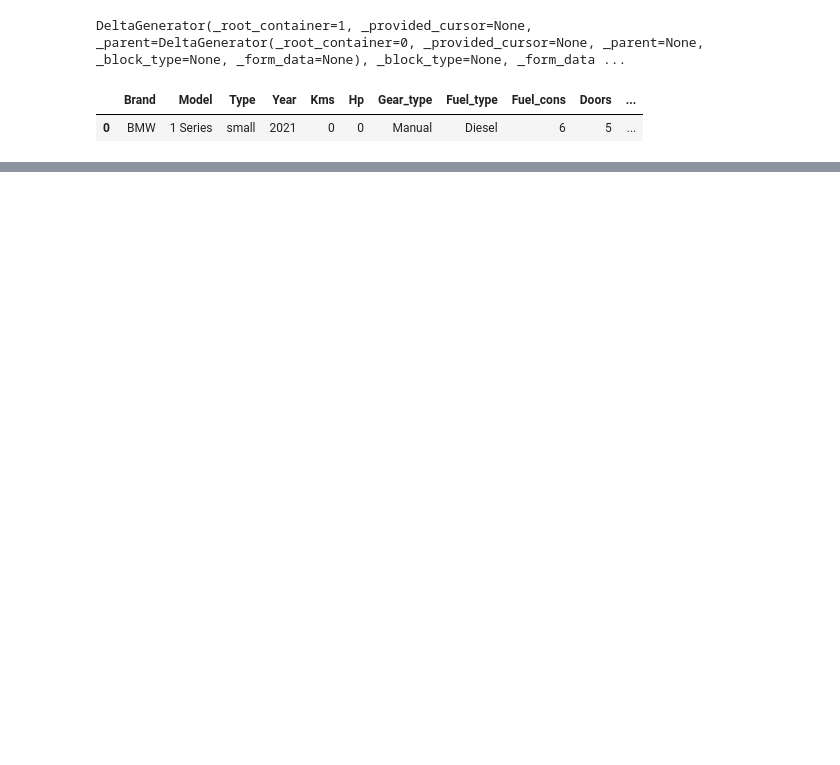
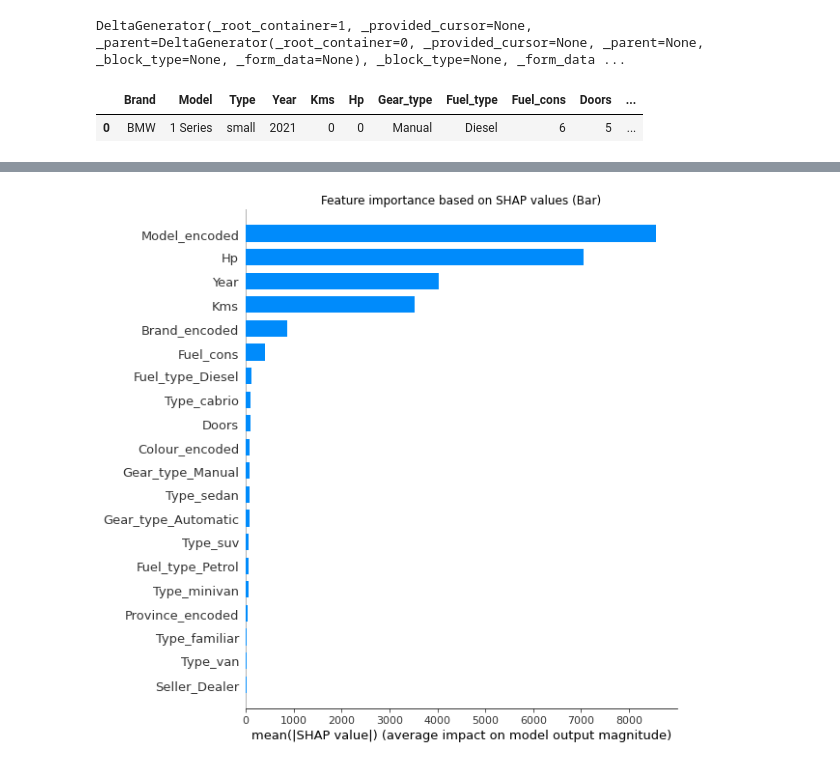
Before and after one commit to alfonsonajera/Car_Price_Predictor, a Jupyter notebook: Notebooks/07.Model Deployment (step by step).ipynb, the cells around one changed output, grey strips where cells are left out. Cells and saved outputs as stored; diff of their text form; code cells hidden in the pictures; blank space fills up the shorter version.

```diff
--- a/Notebooks/07.Model Deployment (step by step).ipynb
+++ b/Notebooks/07.Model Deployment (step by step).ipynb
@@ -134,0 +160,7 @@ st.write('---')
+# %%
+plt.title('Feature importance based on SHAP values (Bar)')
+shap.summary_plot(shap_values, df, plot_type="bar", show=False)
+plt.rcParams['savefig.facecolor']='white'
+plt.savefig('/users/alfon/Desktop/Master/TFM/Figs/0.7_Shap_summary_plot_bar.png',bbox_inches = 'tight')
+# %% [output]
+[figure, added]
```
Also changed, not shown: parts of 13 cells of this notebook.
